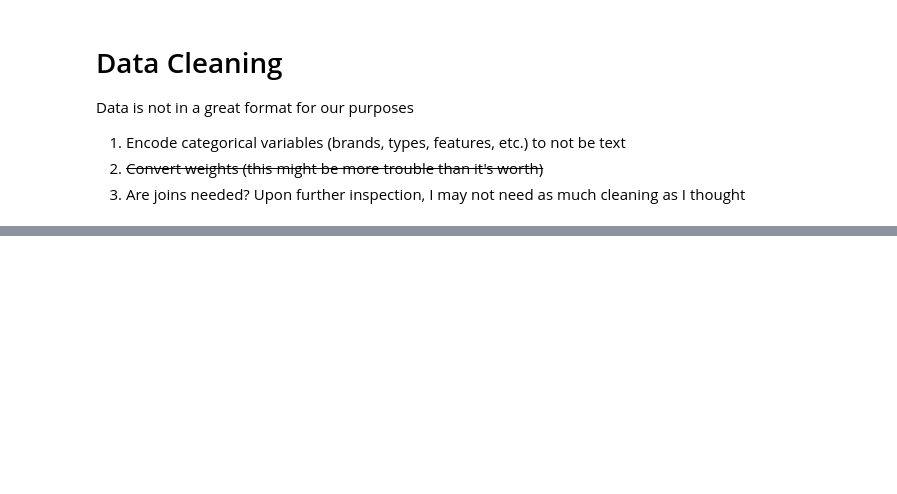
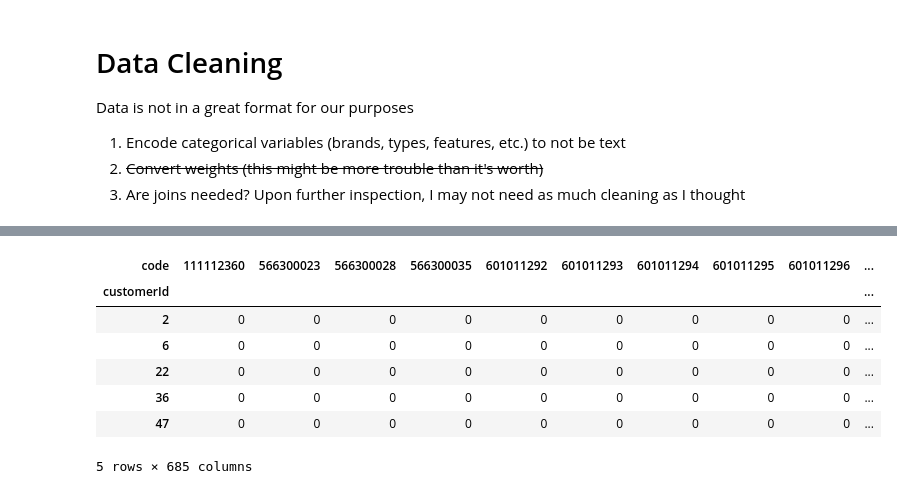
Before and after one commit to medvidov/middleby-DE-test, a Jupyter notebook: middleby_de.ipynb, the cells around one changed output, grey strips where cells are left out. Cells and saved outputs as stored; diff of their text form; code cells hidden in the pictures; blank space fills up the shorter version.

```diff
--- a/middleby_de.ipynb
+++ b/middleby_de.ipynb
@@ -131,2 +175,15 @@ user_item_matrix.head()
+# %%
+# Create collaborative filtering matrix for test data
+test_matrix = test_data.pivot_table(index='customerId', columns='code', values='units', aggfunc='sum', fill_value=0)
+test_matrix.head()
+# %% [output]
+| code | 111112360 | 566300023 | 566300028 | 566300035 | 601011292 | 601011293 | 601011294 | 601011295 | 601011296 | ... |
+| customerId |  |  |  |  |  |  |  |  |  | ... |
+| 2 | 0 | 0 | 0 | 0 | 0 | 0 | 0 | 0 | 0 | ... |
+| 6 | 0 | 0 | 0 | 0 | 0 | 0 | 0 | 0 | 0 | ... |
+| 22 | 0 | 0 | 0 | 0 | 0 | 0 | 0 | 0 | 0 | ... |
+| 36 | 0 | 0 | 0 | 0 | 0 | 0 | 0 | 0 | 0 | ... |
+| 47 | 0 | 0 | 0 | 0 | 0 | 0 | 0 | 0 | 0 | ... |
+5 rows × 685 columns
 # %%
 # Get user item matrix entries where 111112360 is greater than 0 (just to sanity check that the matrix is correct)
```
Also changed, not shown: parts of 18 cells of this notebook.
